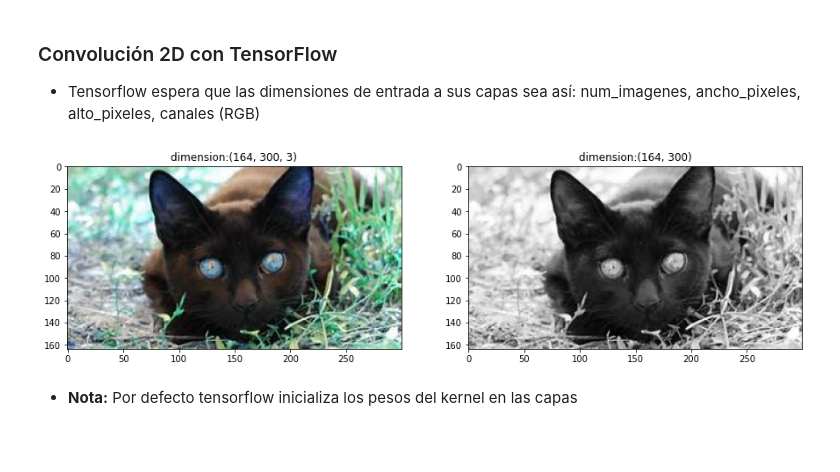
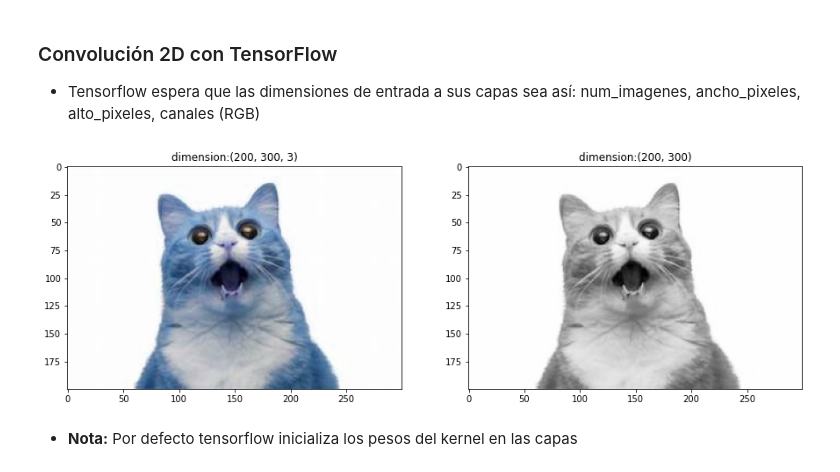
Before and after one commit to ejrueda/CNN_introduction, a Jupyter notebook: code/N1 - introduction to convolutional process.ipynb, the cells around one changed output. Cells and saved outputs as stored; diff of their text form; code cells hidden in the pictures; blank space fills up the shorter version.

```diff
--- a/code/N1 - introduction to convolutional process.ipynb
+++ b/code/N1 - introduction to convolutional process.ipynb
@@ -115,19 +115,19 @@ Convolución con padding y stride
 # %%
 import tensorflow as tf
 tf.keras.backend.set_floatx('float64')
 import cv2 #open cv, para trabajar con las imágenes
 
-img = cv2.imread("../data/archive/raw-img/gatto/1919.jpeg")
+img = cv2.imread("../data/archive/raw-img/gatto/1021.jpeg")
 plt.figure(figsize=(15,10))
 plt.subplot(1,2,1)
 plt.title("dimension:"+str(img.shape))
 plt.imshow(img);
 img_pro = np.mean(img, axis=2) #promediamos la columna de los colores
 plt.subplot(1,2,2)
 plt.title("dimension:" + str(img_pro.shape))
 plt.imshow(img_pro, cmap=plt.cm.Greys_r);
 # %% [output]
-[figure, old version]
+[figure, new version]
 # %%
 #se cambia la dimensión de la imagen para que cumpla con la dimensión pedida en tensorflow
 img_pro_tf = img_pro.reshape(1,img.shape[0],img.shape[1],1)
```
Also changed, not shown: parts of 9 cells of this notebook, 24 other files.
